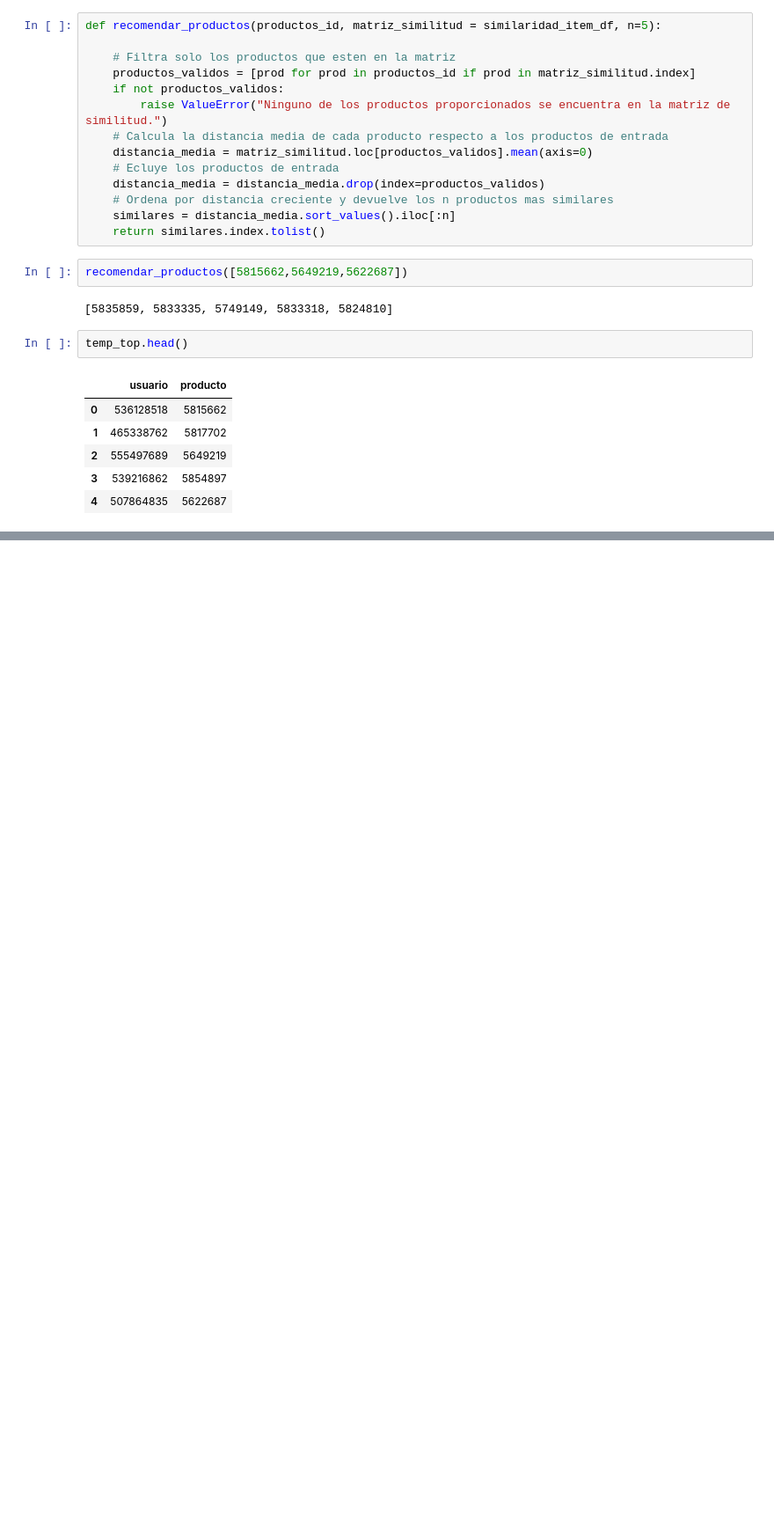
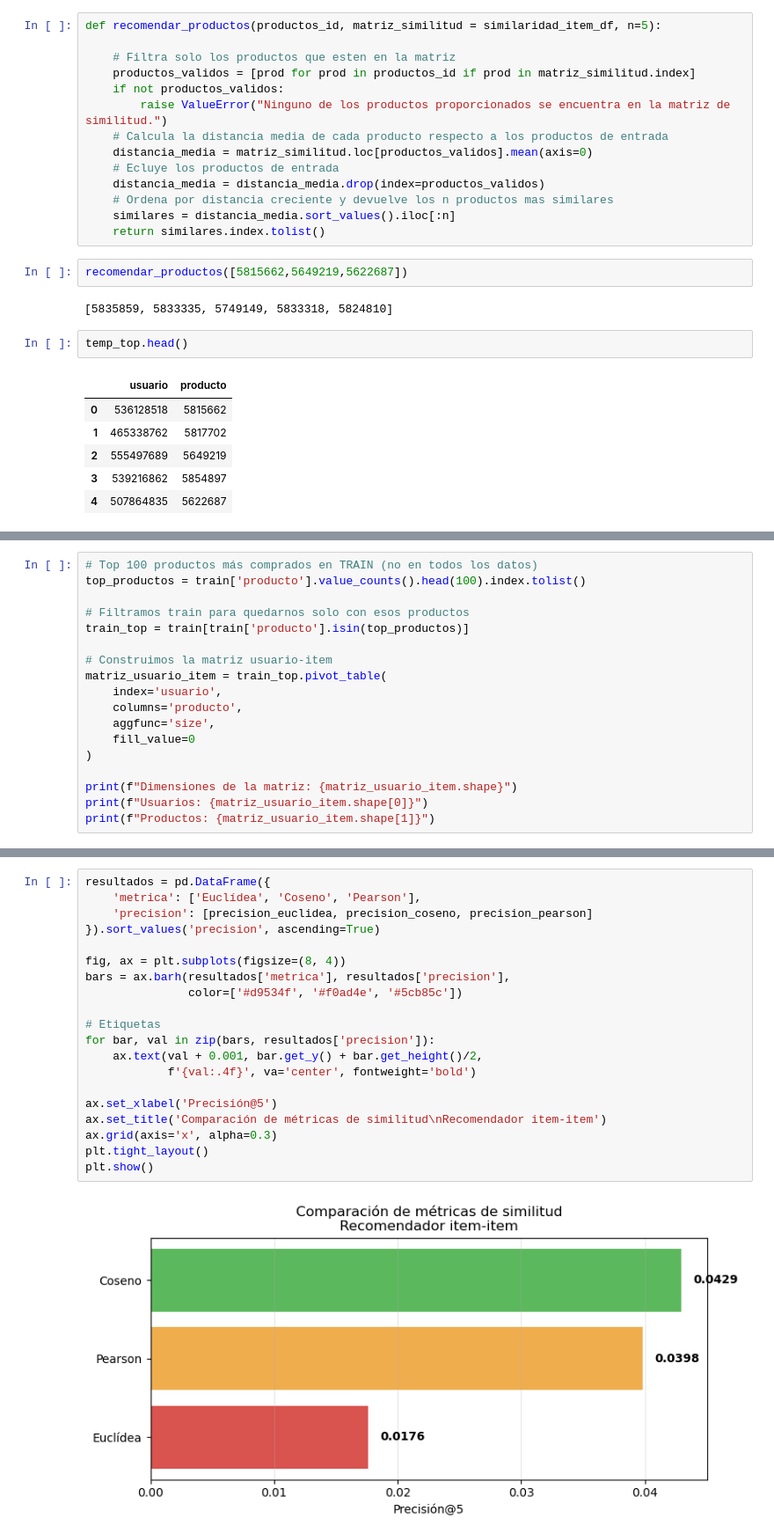
Before and after one commit to PabloHVega/ECommerce, a Jupyter notebook: notebooks/03_Recomendador.ipynb, the cells around one changed output, grey strips where cells are left out. Shown at 88% size. Saved outputs shown, nothing was run; the diff lists cells and outputs as text; blank space fills up the shorter version.

Commit message:
Comparar metricas Recomendador

```diff
--- a/notebooks/03_Recomendador.ipynb
+++ b/notebooks/03_Recomendador.ipynb
@@ -148,0 +173,18 @@ temp_top.head()
+# %%
+# Top 100 productos más comprados en TRAIN (no en todos los datos)
+top_productos = train['producto'].value_counts().head(100).index.tolist()
+
+# Filtramos train para quedarnos solo con esos productos
+train_top = train[train['producto'].isin(top_productos)]
+
+# Construimos la matriz usuario-item
+matriz_usuario_item = train_top.pivot_table(
+    index='usuario',
+    columns='producto',
+    aggfunc='size',
+    fill_value=0
+)
+
+print(f"Dimensiones de la matriz: {matriz_usuario_item.shape}")
+print(f"Usuarios: {matriz_usuario_item.shape[0]}")
+print(f"Productos: {matriz_usuario_item.shape[1]}")
@@ -148,0 +315,22 @@ temp_top.head()
+# %%
+resultados = pd.DataFrame({
+    'metrica': ['Euclídea', 'Coseno', 'Pearson'],
+    'precision': [precision_euclidea, precision_coseno, precision_pearson]
+}).sort_values('precision', ascending=True)
+
+fig, ax = plt.subplots(figsize=(8, 4))
+bars = ax.barh(resultados['metrica'], resultados['precision'],
+               color=['#d9534f', '#f0ad4e', '#5cb85c'])
+
+# Etiquetas
+for bar, val in zip(bars, resultados['precision']):
+    ax.text(val + 0.001, bar.get_y() + bar.get_height()/2,
+            f'{val:.4f}', va='center', fontweight='bold')
+
+ax.set_xlabel('Precisión@5')
+ax.set_title('Comparación de métricas de similitud\nRecomendador item-item')
+ax.grid(axis='x', alpha=0.3)
+plt.tight_layout()
+plt.show()
+# %% [output]
+[figure, added]
```
Also changed, not shown: parts of 5 cells of this notebook, 1 other file.
